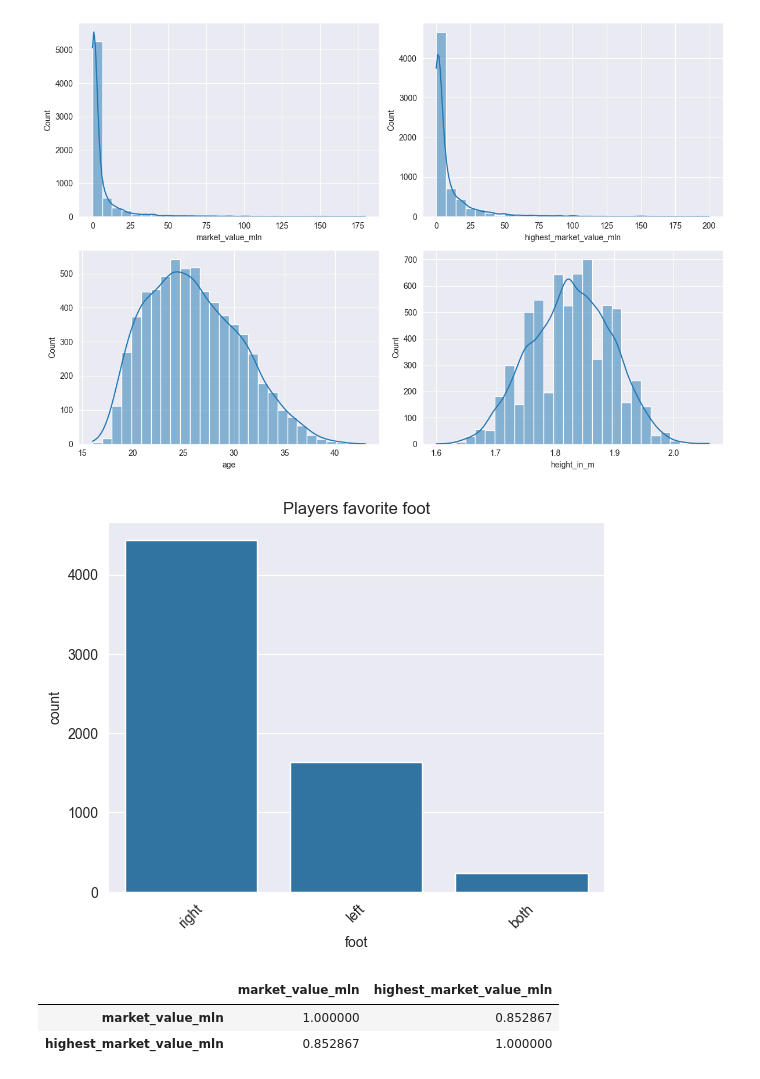
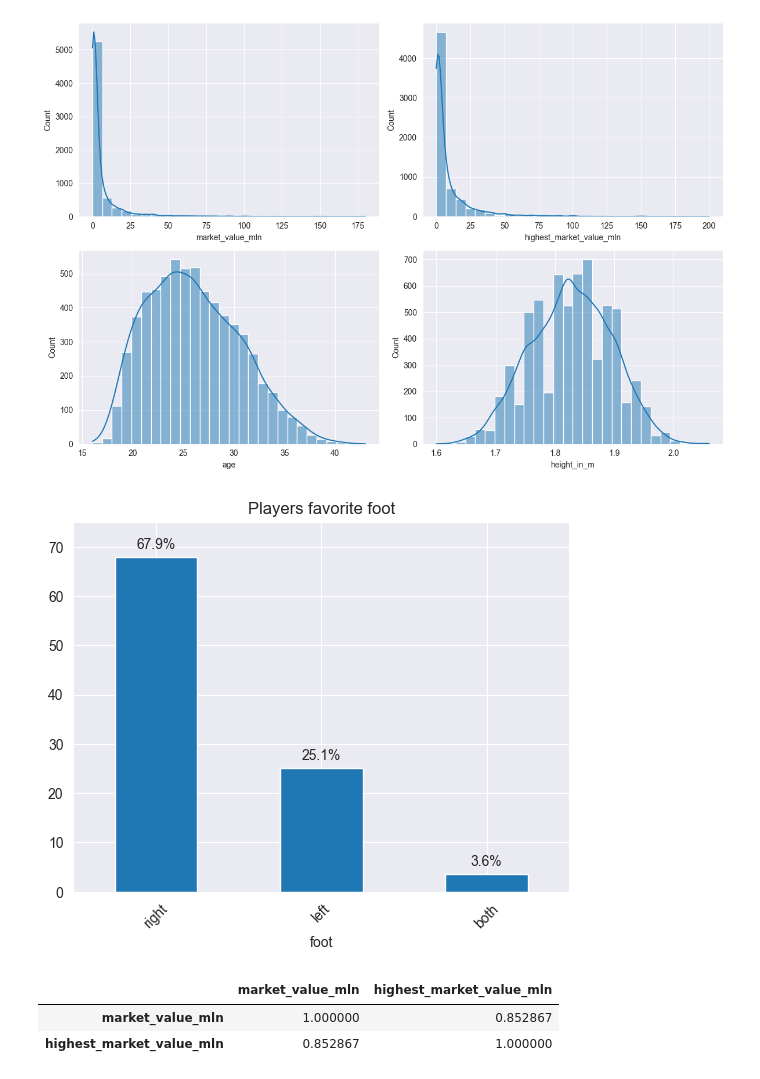
Before and after one commit to RiccardoPili/Football-Data-Analysis, a Jupyter notebook: players.ipynb, the cells around one changed output. Cells and saved outputs as stored; diff of their text form; code cells hidden in the pictures.

```diff
--- a/players.ipynb
+++ b/players.ipynb
@@ -485,12 +485,21 @@ Mean of age: 26.02
 Mean of height_in_m: 1.83
 [figure]
 # %%
-sns.countplot(data=current_players, x='foot')
+foot_count = current_players['foot'].value_counts()
+foot_percentage = (foot_count / len(current_players))*100
+
+ax = foot_percentage.plot(kind='bar')
+
+for i, v in enumerate(foot_percentage):
+    ax.text(i, v + 1, f"{v:.1f}%", ha='center', va='bottom')
+
 plt.title("Players favorite foot")
+plt.ylim(0,75)
+plt.ylabel('')
 plt.xticks(rotation=45)
 plt.show()
 # %% [output]
-[figure, old version]
+[figure, new version]
 # %%
 # multivariate analysis
 current_players[['market_value_mln','highest_market_value_mln']].corr()
```
Also changed, not shown: 2 other files.
